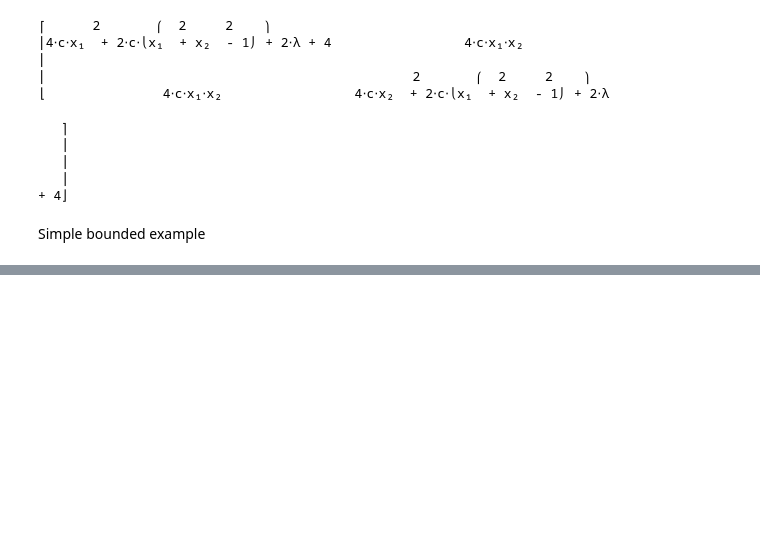
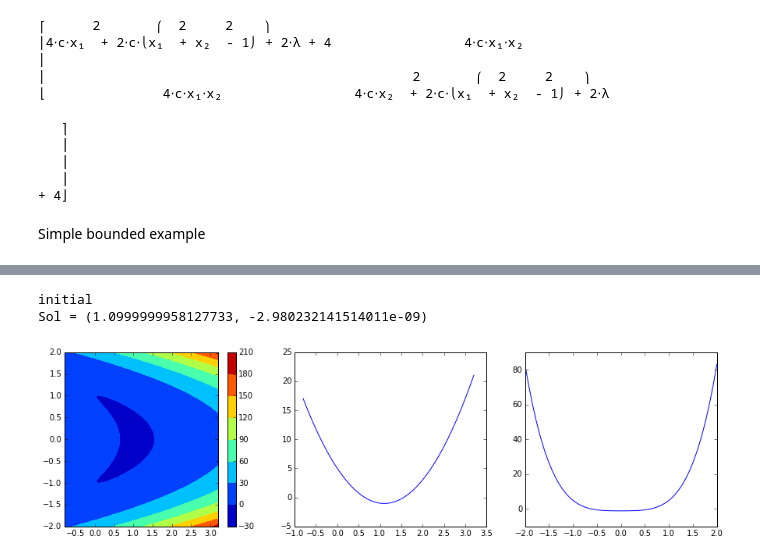
Before and after one commit to ContactEngineering/ContactMechanics, a Jupyter notebook: helpers/Testing_augmented_Lagrangian.ipynb, the cells around one changed output, grey strips where cells are left out. Drawn from its saved outputs; the diff is of its cells as text; code cells hidden in the pictures; blank space fills up the shorter version.

```diff
--- a/helpers/Testing_augmented_Lagrangian.ipynb
+++ b/helpers/Testing_augmented_Lagrangian.ipynb
@@ -735,0 +1126,16 @@ Simple bounded example
+# %%
+
+def Lc(fun, hfun):
+    return fun + lam*hfun + c/2*hfun**2
+
+def dLc(fun, hfun):
+    return grad(fun) + grad(hfun)*lam + c*grad(hfun)*hfun
+
+def ddLc(fun, hfun):
+    dfun = dLc(fun, hfun)
+    return Matrix(((diff(dfun[0], x), diff(dfun[0], y)),
+                   (diff(dfun[1], x), diff(dfun[1], y))))
+
+pprint(Lc(f, h))
+pprint(dLc(f, h))
+pprint(ddLc(f, h))
@@ -735,0 +1157,31 @@ Simple bounded example
+# %%
+x0, y0  = 1.2, 0.
+c0 = 10
+lam0 = 0.
+
+lc = Lc(f, h)
+def iteration(x0, y0, c0, lam0):
+    xarr = np.linspace(-1, 1, 51)*2+x0
+    yarr = (np.linspace(-1, 1, 51)*2+y0).reshape((-1, 1))
+    X, Y = np.meshgrid(xarr, yarr)
+    f = lc.subs({lam: lam0, c: c0, a: 1., b:-1.})
+    fev = sympy.utilities.lambdify((x, y), f, modules='numpy')
+    fig = plt.figure(figsize=(15, 4))
+    ax = fig.add_subplot(131)
+    CS = plt.contourf(X, Y, fev(xarr, yarr))
+    cbar = plt.colorbar(CS)
+    result = scipy.optimize.minimize(lambda x: fev(x[0], x[1]), (x0, y0))
+    x0, y0 = result.x
+    ax = fig.add_subplot(132)
+    plt.plot(xarr, fev(xarr, y0))
+    ax = fig.add_subplot(133)
+    plt.plot(yarr, fev(x0, yarr))
+    return x0, y0
+
+print("initial")
+x0, y0 = iteration(x0, y0, c0, lam0)
+print("Sol = ({}, {})".format(x0, y0))
+# %% [output]
+initial
+Sol = (1.0999999958127733, -2.980232141514011e-09)
+[figure, added]
```
Also changed, not shown: parts of 17 cells of this notebook.
